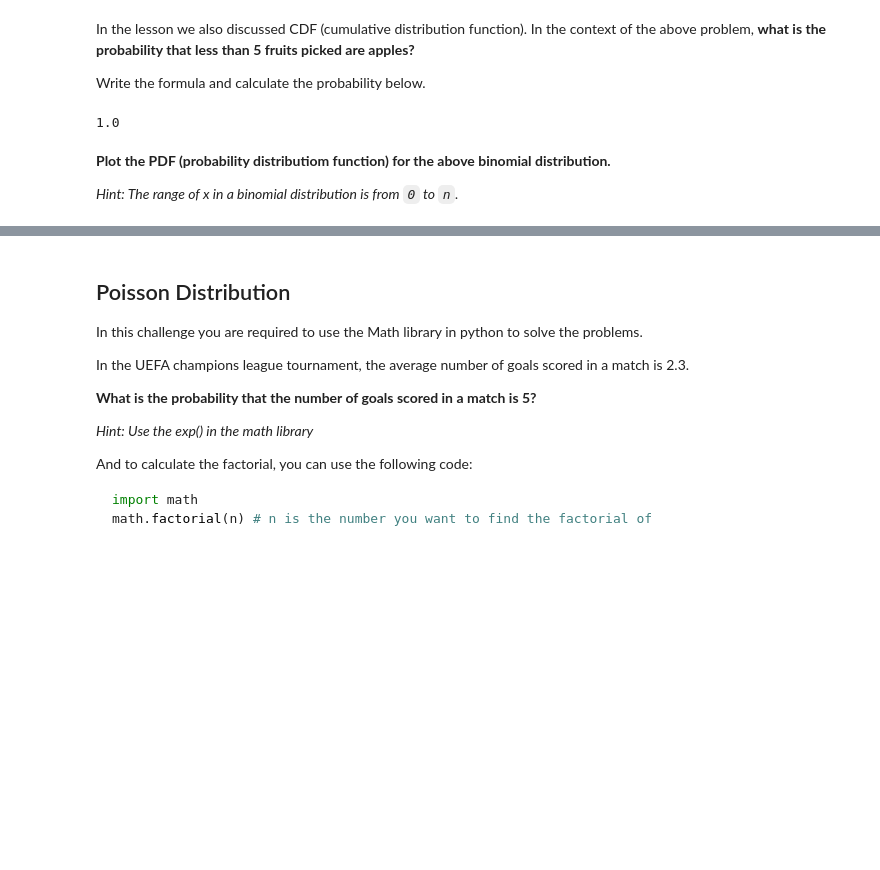
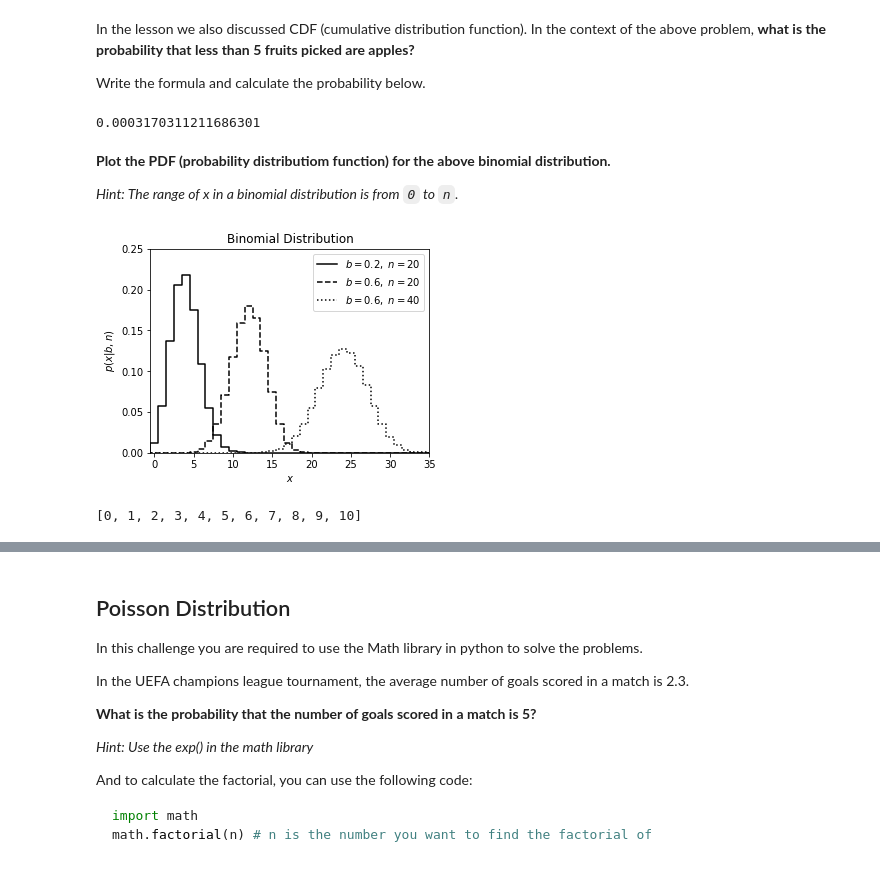
Before and after one commit to Laura-Foulon/data-labs, a Jupyter notebook: module-2/lab-discrete-probability-distribution/your-code/main.ipynb, the cells around one changed output, grey strips where cells are left out. Cells and saved outputs as stored; diff of their text form; code cells hidden in the pictures; blank space fills up the shorter version.

```diff
--- a/module-2/lab-discrete-probability-distribution/your-code/main.ipynb
+++ b/module-2/lab-discrete-probability-distribution/your-code/main.ipynb
@@ -97,15 +95,16 @@ Write the formula and calculate the probability below.
 # %%
 # your code here
 
-# k = nombre de pommes que l'on souhaite avoir = 5 ou moins (CDF)
+# k = nombre de pommes que l'on souhaite avoir = moins de 5 fruits sont des pommes (CDF)
 # n = nombre de répétitions = 1
 # p = probabilité de succès = p
 
-k, n, p = 5, 1, p
+k, n, p = 4, 20, 0.6
 
-scipy.stats.binom.cdf(k, n, p)
+binomial = scipy.stats.binom.cdf(k, n, p)
+binomial
 # %% [output]
-1.0
+0.0003170311211686301
 # %% [markdown]
 **Plot the PDF (probability distributiom function) for the above binomial distribution.**
 
@@ -115,0 +120,33 @@ scipy.stats.binom.cdf(k, n, p)
+# %%
+# EXAMPLE
+#------------------------------------------------------------
+# Define the distribution parameters to be plotted
+
+n_values = [20, 20, 40]
+b_values = [0.2, 0.6, 0.6]
+linestyles = ['-', '--', ':']
+x = np.arange(-1, 200)
+
+#------------------------------------------------------------
+
+# plot the distributions
+fig, ax = plt.subplots(figsize=(5, 3.75))
+
+for (n, b, ls) in zip(n_values, b_values, linestyles):
+    # create a binomial distribution
+    dist = binom(n, b)
+
+    plt.plot(x, dist.pmf(x), color='black', linestyle='steps-mid' + ls,
+             label=r'$b=%.1f,\ n=%i$' % (b, n))
+
+plt.xlim(-0.5, 35)
+plt.ylim(0, 0.25)
+
+plt.xlabel('$x$')
+plt.ylabel(r'$p(x|b, n)$')
+plt.title('Binomial Distribution')
+
+plt.legend()
+plt.show()
+# %% [output]
+[figure, added]
@@ -115,0 +159,4 @@ scipy.stats.binom.cdf(k, n, p)
+# %%
+k
+# %% [output]
+[0, 1, 2, 3, 4, 5, 6, 7, 8, 9, 10]
```
Also changed, not shown: parts of 10 cells of this notebook, 4 other files.
